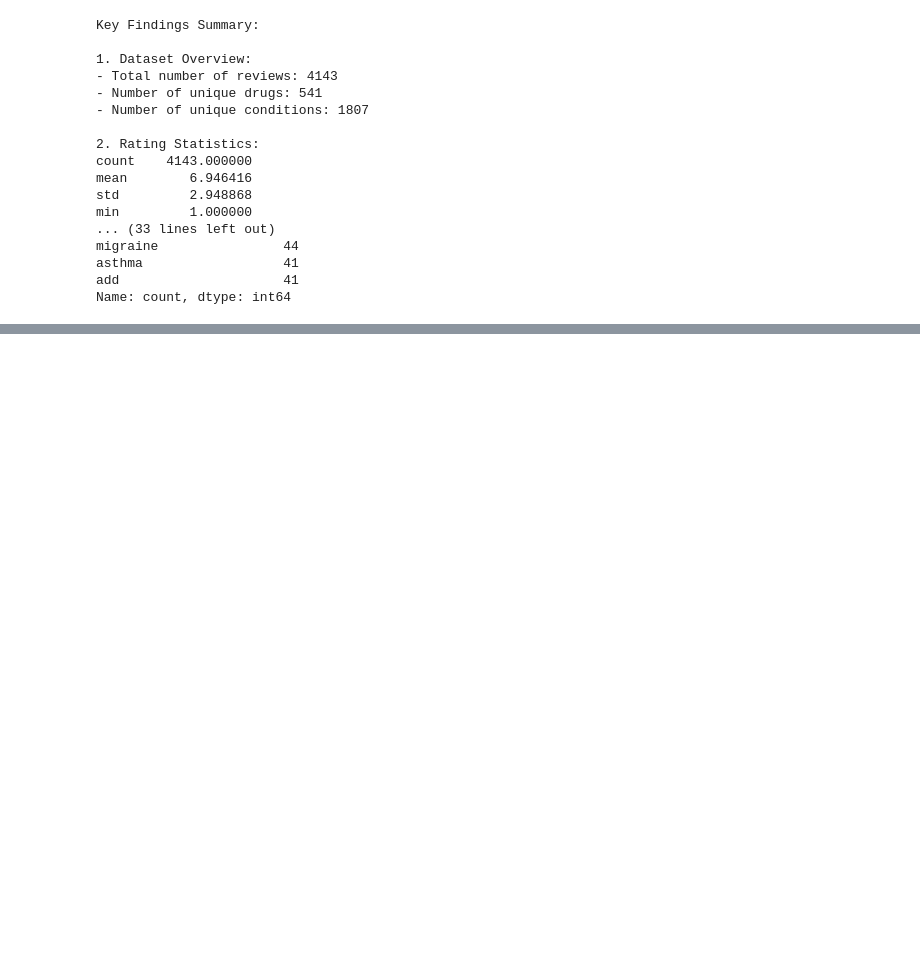
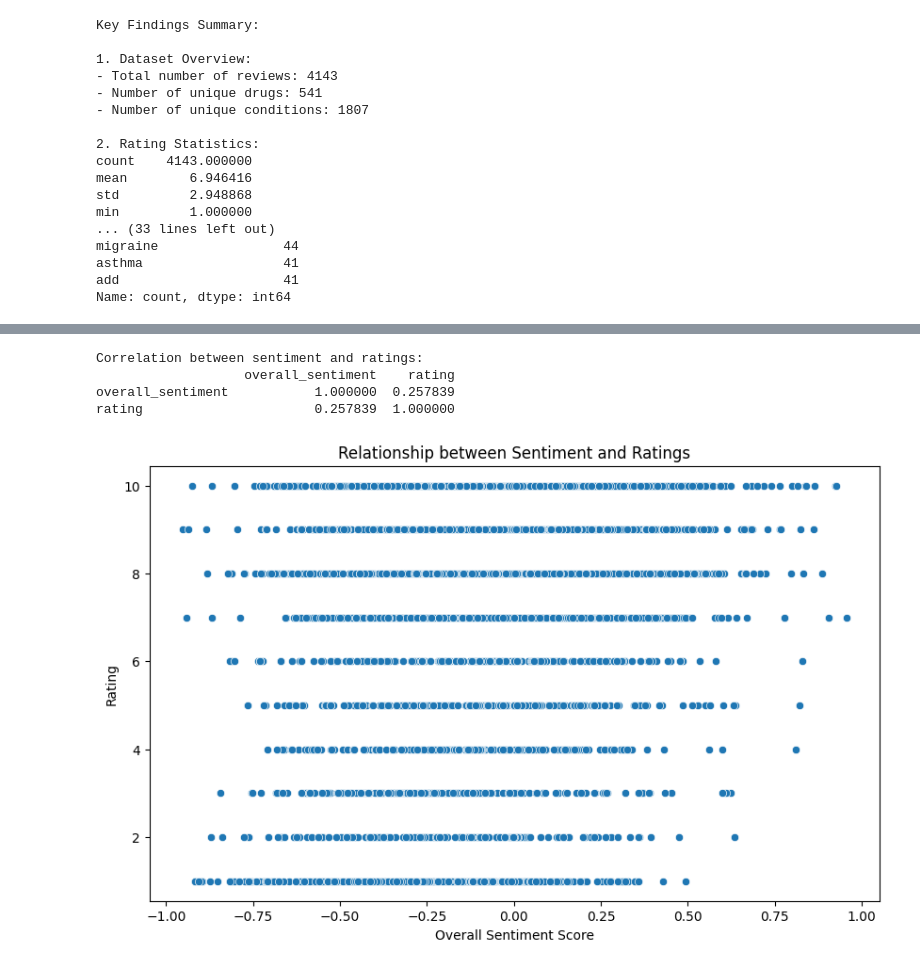
Before and after one commit to clappy203/AAI_501_Project, a Jupyter notebook: eda/eda.ipynb, the cells around one changed output, grey strips where cells are left out. Drawn from its saved outputs; the diff is of its cells as text; code cells hidden in the pictures; blank space fills up the shorter version.

```diff
--- a/eda/eda.ipynb
+++ b/eda/eda.ipynb
@@ -472,0 +623,54 @@ df_combined.to_csv('drug_reviews_processed.csv', index=False)
+# %%
+# First, load the data
+import pandas as pd
+df_combined = pd.read_csv('drug_reviews_processed.csv')
+
+# Install required packages
+!pip install nltk textblob
+
+# Import necessary libraries
+import nltk
+from textblob import TextBlob
+import numpy as np
+from nltk.sentiment import SentimentIntensityAnalyzer
+
+# Download required NLTK data
+nltk.download('vader_lexicon')
+
+# Initialize sentiment analyzer
+sia = SentimentIntensityAnalyzer()
+
+# Function to get sentiment scores
+def get_sentiment_scores(text):
+    if pd.isna(text):
+        return 0
+    return sia.polarity_scores(text)['compound']
+
+# Apply sentiment analysis to each review type
+df_combined['benefits_sentiment'] = df_combined['benefitsReview'].apply(get_sentiment_scores)
+df_combined['side_effects_sentiment'] = df_combined['sideEffectsReview'].apply(get_sentiment_scores)
+df_combined['comments_sentiment'] = df_combined['commentsReview'].apply(get_sentiment_scores)
+
+# Create overall sentiment score
+df_combined['overall_sentiment'] = (df_combined['benefits_sentiment'] +
+                                  df_combined['side_effects_sentiment'] +
+                                  df_combined['comments_sentiment']) / 3
+
+# Compare sentiment with ratings
+print("\nCorrelation between sentiment and ratings:")
+print(df_combined[['overall_sentiment', 'rating']].corr())
+
+# Visualize the relationship
+import matplotlib.pyplot as plt
+import seaborn as sns
+
+plt.figure(figsize=(10, 6))
+sns.scatterplot(x='overall_sentiment', y='rating', data=df_combined)
+plt.title('Relationship between Sentiment and Ratings')
+plt.xlabel('Overall Sentiment Score')
+plt.ylabel('Rating')
+plt.show()
+
+# Save the updated dataset with sentiment scores
+df_combined.to_csv('drug_reviews_processed.csv', index=False)
+# %% [output]
@@ -472,0 +689,5 @@ df_combined.to_csv('drug_reviews_processed.csv', index=False)
+Correlation between sentiment and ratings:
+                   overall_sentiment    rating
+overall_sentiment           1.000000  0.257839
+rating                      0.257839  1.000000
+[figure, added]
```
Also changed, not shown: parts of 10 cells of this notebook, 7 other files.
